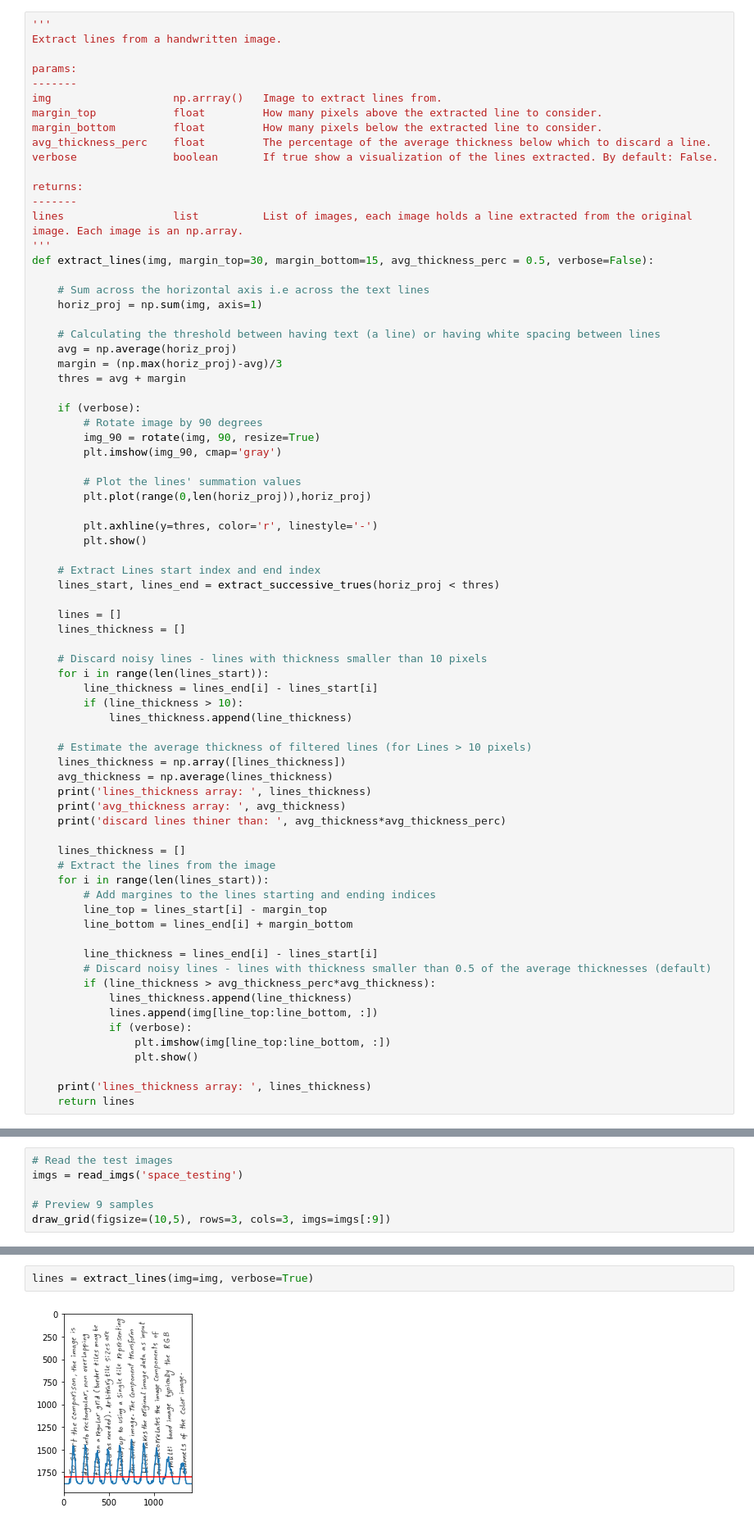
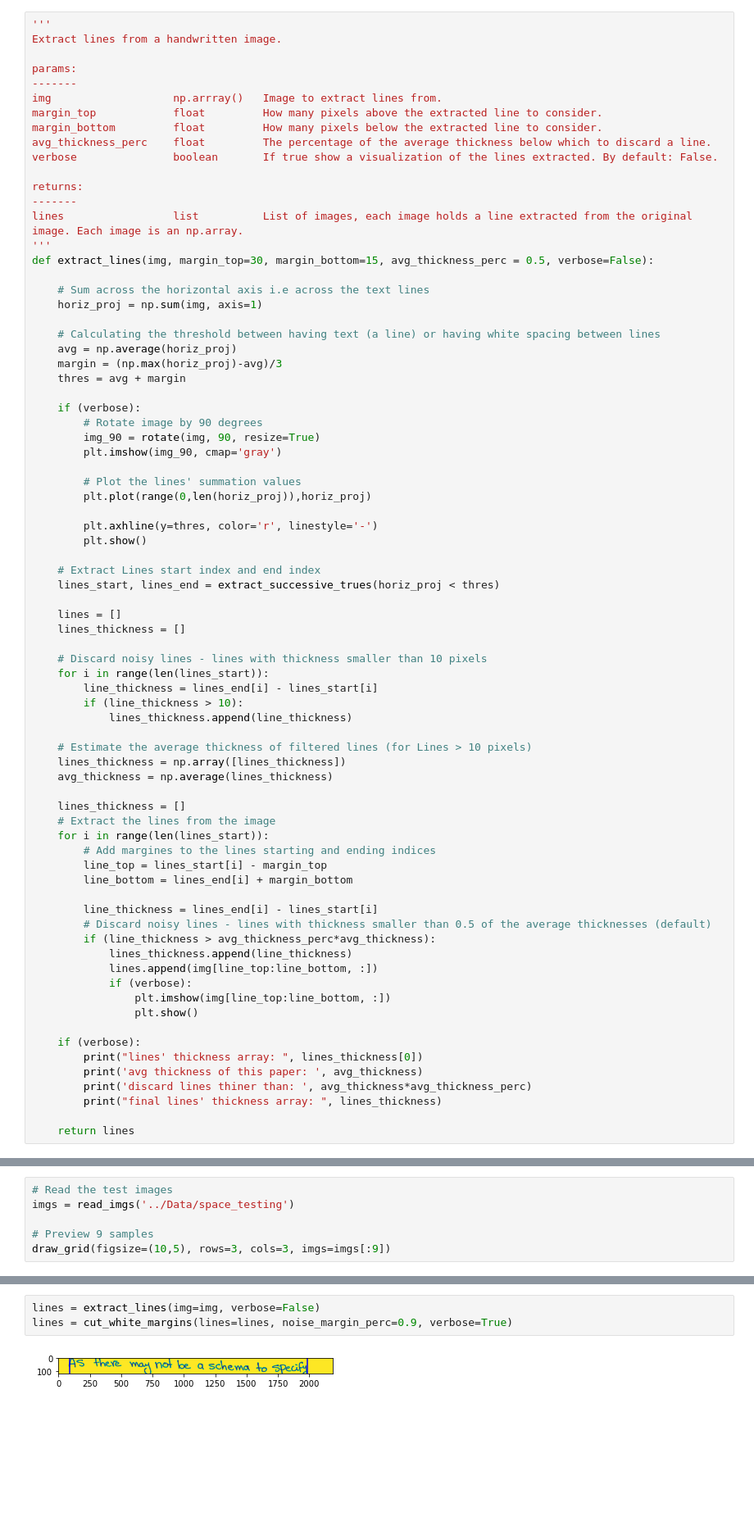
Before and after one commit to NouranHany/Handwriting-Based-Gender-Classification, a Jupyter notebook: Space extraction.ipynb, the cells around one changed output, grey strips where cells are left out. Shown: that part at 82% size. Cells and saved outputs as stored; diff of their text form; blank space fills up the shorter version.

Commit message:
Removing white Margin from individual line

```diff
--- a/Space extraction.ipynb
+++ b/Space extraction.ipynb
@@ -144,9 +148,6 @@ def extract_lines(img, margin_top=30, margin_bottom=15, avg_thickness_perc = 0.5
     # Estimate the average thickness of filtered lines (for Lines > 10 pixels)
     lines_thickness = np.array([lines_thickness])
     avg_thickness = np.average(lines_thickness)
-    print('lines_thickness array: ', lines_thickness)
-    print('avg_thickness array: ', avg_thickness)
-    print('discard lines thiner than: ', avg_thickness*avg_thickness_perc)
 
     lines_thickness = []
     # Extract the lines from the image
@@ -164,5 +165,10 @@ def extract_lines(img, margin_top=30, margin_bottom=15, avg_thickness_perc = 0.5
                 plt.imshow(img[line_top:line_bottom, :])
                 plt.show()
 
-    print('lines_thickness array: ', lines_thickness)
+    if (verbose):
+        print("lines' thickness array: ", lines_thickness[0])
+        print('avg thickness of this paper: ', avg_thickness)
+        print('discard lines thiner than: ', avg_thickness*avg_thickness_perc)
+        print("final lines' thickness array: ", lines_thickness)
+
     return lines
@@ -169,6 +238,6 @@ def extract_lines(img, margin_top=30, margin_bottom=15, avg_thickness_perc = 0.5
 # %%
 # Read the test images
-imgs = read_imgs('space_testing')
+imgs = read_imgs('../Data/space_testing')
 
 # Preview 9 samples
 draw_grid(figsize=(10,5), rows=3, cols=3, imgs=imgs[:9])
@@ -191,4 +262,5 @@ img[img_white_loc] = 1
 # %%
-lines = extract_lines(img=img, verbose=True)
+lines = extract_lines(img=img, verbose=False)
+lines = cut_white_margins(lines=lines, noise_margin_perc=0.9, verbose=True)
 # %% [output]
-[figure, old version]
+[figure, new version]
```
Also changed, not shown: parts of 9 cells of this notebook.
